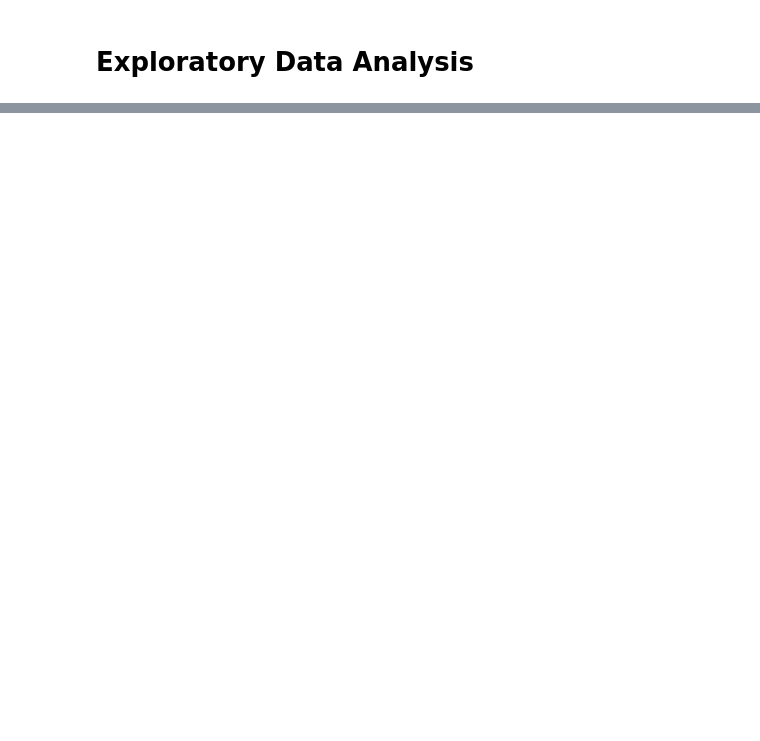
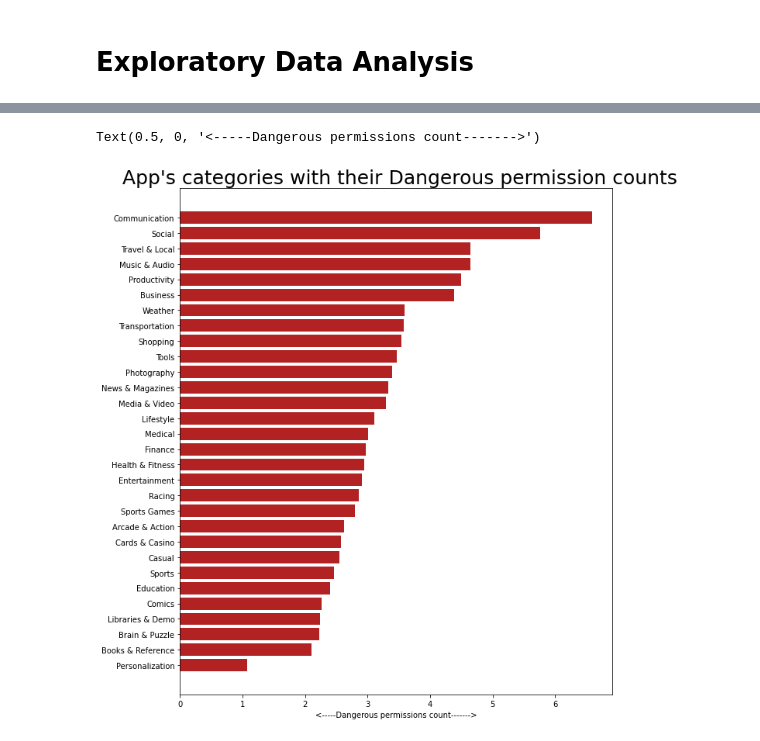
Before and after one commit to ajayn3300/Android-Authenticity-Prediction--Classification-, a Jupyter notebook: ANDRIOD_AUTHENTICITY_PREDICTION.ipynb, the cells around one changed output, grey strips where cells are left out. Drawn from its saved outputs; the diff is of its cells as text; code cells hidden in the pictures; blank space fills up the shorter version.

```diff
--- a/ANDRIOD_AUTHENTICITY_PREDICTION.ipynb
+++ b/ANDRIOD_AUTHENTICITY_PREDICTION.ipynb
@@ -701,0 +707,10 @@ hr
+# %%
+# Apps with dangerous permission count
+plt.figure(figsize=(10,12))
+dpc=df.groupby('Category')['Dangerous permissions count'].mean().reset_index().sort_values(by=['Dangerous permissions count'])
+plt.barh(dpc['Category'],dpc['Dangerous permissions count'],color='firebrick')
+plt.title(" App's categories with their Dangerous permission counts",fontsize=25)
+plt.xlabel('<-----Dangerous permissions count------->',fontsize=10)
+# %% [output]
+Text(0.5, 0, '<-----Dangerous permissions count------->')
+[figure, added]
```
Also changed, not shown: parts of 22 cells of this notebook.
